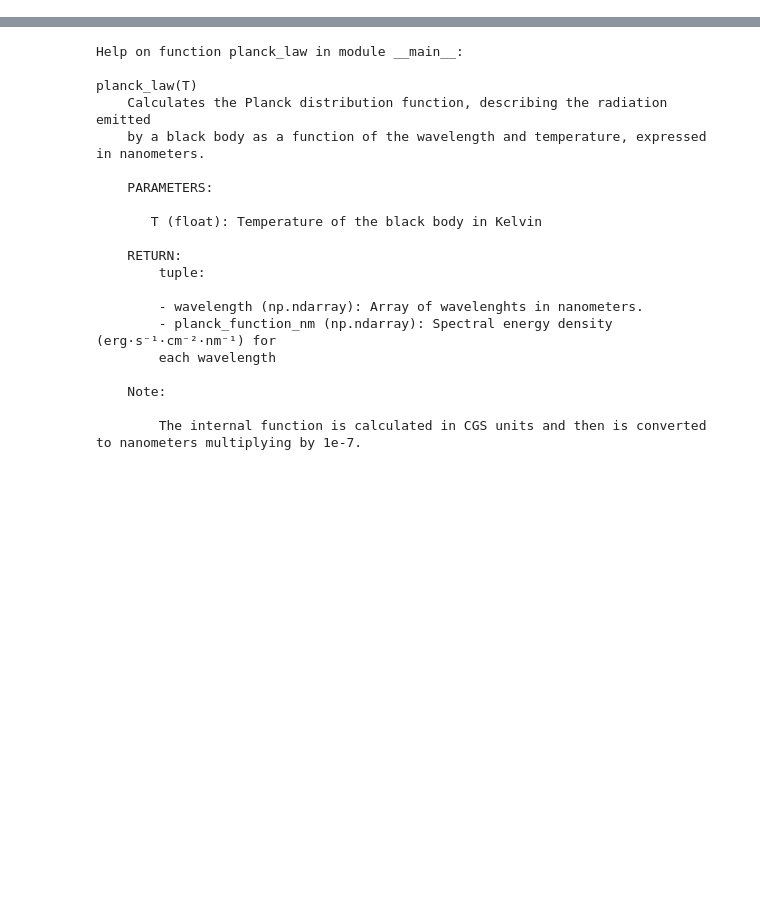
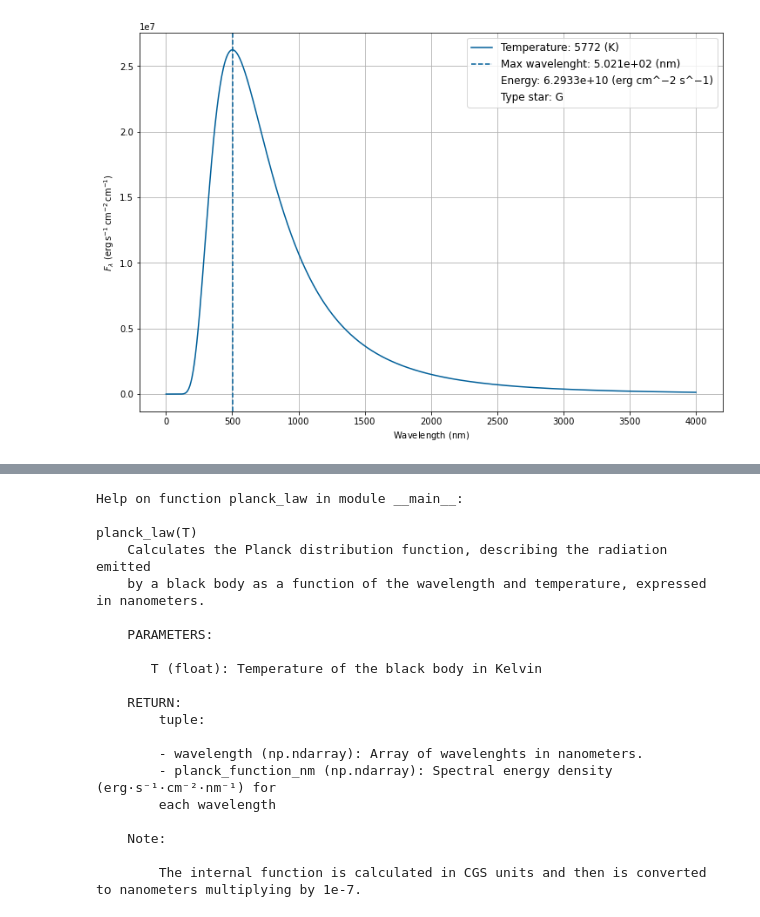
Before and after one commit to utusaez/Black-Body-Radiation, a Jupyter notebook: BlackBody.ipynb, the cells around one changed output, grey strips where cells are left out. Cells and saved outputs as stored; diff of their text form; code cells hidden in the pictures; blank space fills up the shorter version.

Commit message:
Plots corrections

```diff
--- a/BlackBody.ipynb
+++ b/BlackBody.ipynb
@@ -279,0 +20,4 @@ def plot_energy_in_a_range(T, lmbda1, lmbda2):
+# %%
+grph.plot_by_temperature(5772) #Plot for Sun temperature
+# %% [output]
+[figure, added]
```
Also changed, not shown: parts of 12 cells of this notebook, 1 other file.
